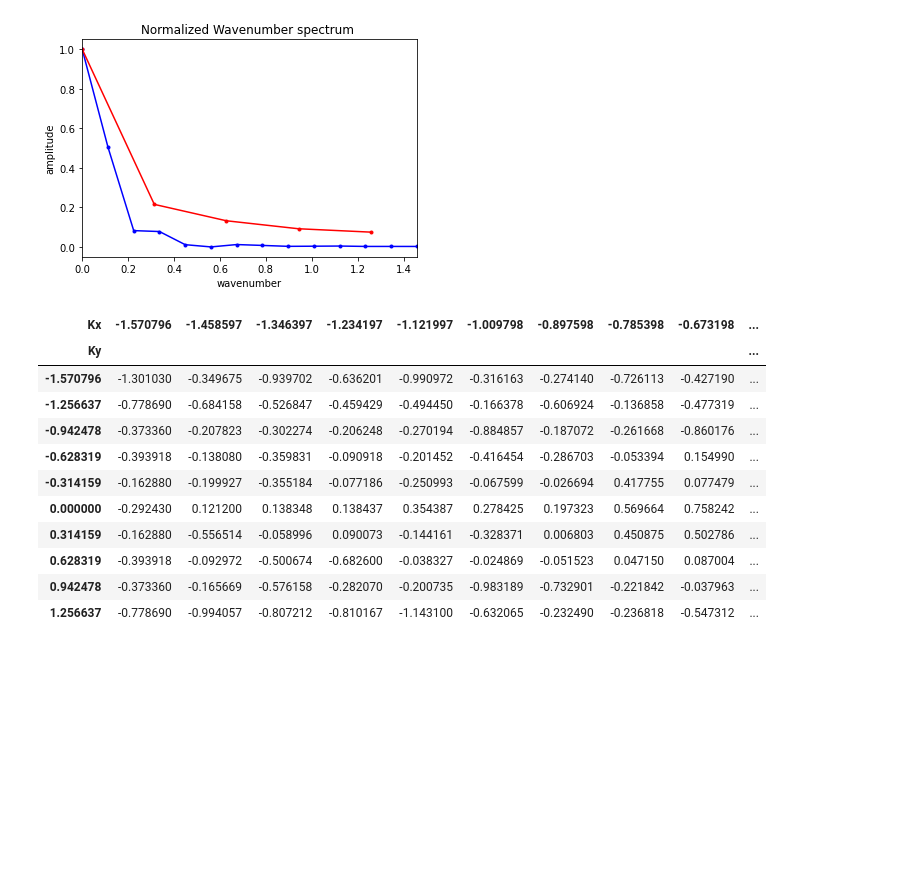
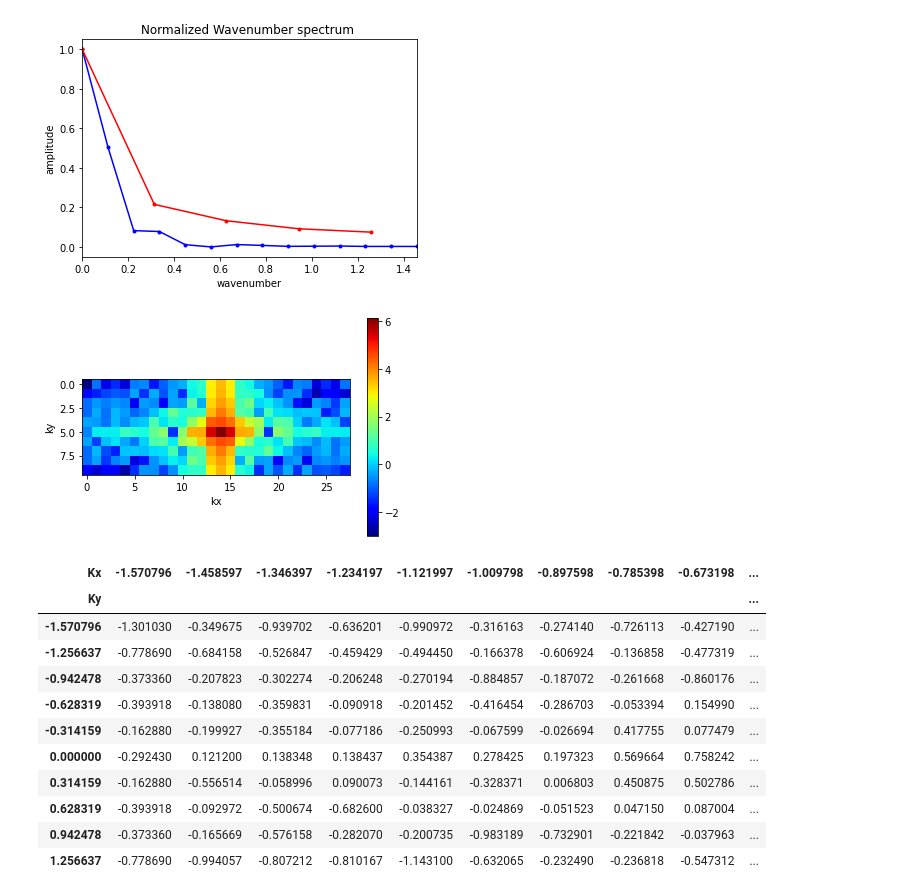
Before and after one commit to SKvr-46/Wavenumber_Spectrum, a Jupyter notebook: Wavenumber_spectrum_1.ipynb, the cells around one changed output. Drawn from its saved outputs; the diff is of its cells as text; code cells hidden in the pictures; blank space fills up the shorter version.

```diff
--- a/Wavenumber_spectrum_1.ipynb
+++ b/Wavenumber_spectrum_1.ipynb
@@ -108,6 +114,29 @@ plt.show()
 [figure]
 [figure]
 [figure]
+# %%
+
+# 2次元FFTを計算する
+fft2d = np.fft.fft2(slip)
+
+# 中心化する
+shifted_fft2d = np.fft.fftshift(fft2d)
+
+# 2次元振幅スペクトルを計算する
+secdim_wave_spectrum = np.abs(shifted_fft2d)
+
+# 波数スペクトルを計算する
+modified_kx, modified_ky = np.meshgrid(modified_kx, modified_ky)
+modified_ks = np.sqrt(modified_kx**2 + modified_ky**2)
+
+# 波数スペクトルを表示する
+plt.imshow(np.log(secdim_wave_spectrum), cmap='jet')
+plt.xlabel('kx')
+plt.ylabel('ky')
+plt.colorbar()
+plt.show()
+# %% [output]
+[figure, added]
 # %%
 #フーリエ変換された2次元波数スペクトル（の絶対値の自然対数の分布）をcsvに保存する
 #上のプログラムの2D Wavenumber spectrumが、この表をヒートマップにしたもの
```
Also changed, not shown: parts of 1 cell of this notebook.
